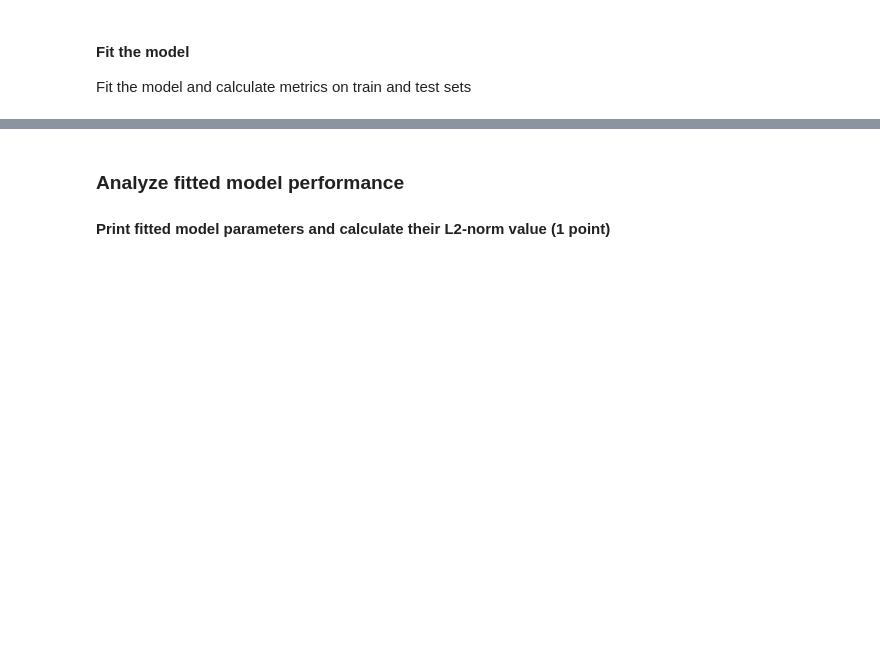
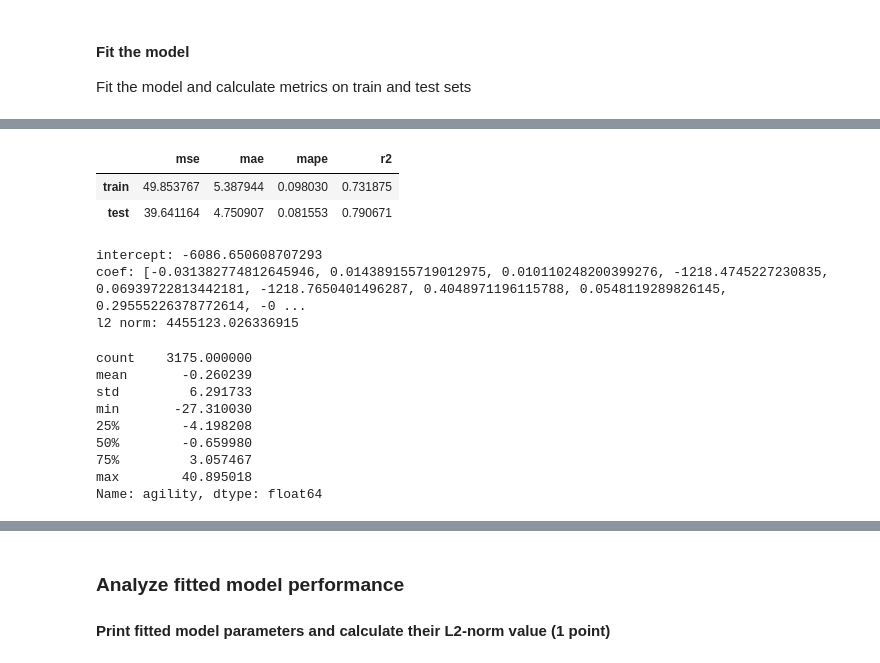
Before and after one commit to bonvech/ml-intro-1, a Jupyter notebook: 3_linear_regression/linear_regression.ipynb, the cells around one changed output, grey strips where cells are left out. Cells and saved outputs as stored; diff of their text form; code cells hidden in the pictures; blank space fills up the shorter version.

```diff
--- a/3_linear_regression/linear_regression.ipynb
+++ b/3_linear_regression/linear_regression.ipynb
@@ -1725,0 +1879,24 @@ Fit the model and calculate metrics on train and test sets
+# %%
+model = LinearRegression(fit_intercept=True)
+m = fit_and_evaluate(model, x_train, y_train, x_test, y_test)
+display(m)
+print(f'intercept: {model.intercept_}')
+print(f'coef: {model.coef_.tolist()}')
+print(f'l2 norm: {l2_norm(model.coef_)}')
+(model.predict(x_test) - y_test).describe()
+# %% [output]
+|  | mse | mae | mape | r2 |
+| train | 49.853767 | 5.387944 | 0.098030 | 0.731875 |
+| test | 39.641164 | 4.750907 | 0.081553 | 0.790671 |
+intercept: -6086.650608707293
+coef: [-0.031382774812645946, 0.014389155719012975, 0.010110248200399276, -1218.4745227230835, 0.06939722813442181, -1218.7650401496287, 0.4048971196115788, 0.0548119289826145, 0.29555226378772614, -0 ...
+l2 norm: 4455123.026336915
+count    3175.000000
+mean       -0.260239
+std         6.291733
+min       -27.310030
+25%        -4.198208
+50%        -0.659980
+75%         3.057467
+max        40.895018
+Name: agility, dtype: float64
```
Also changed, not shown: parts of 48 cells of this notebook.
